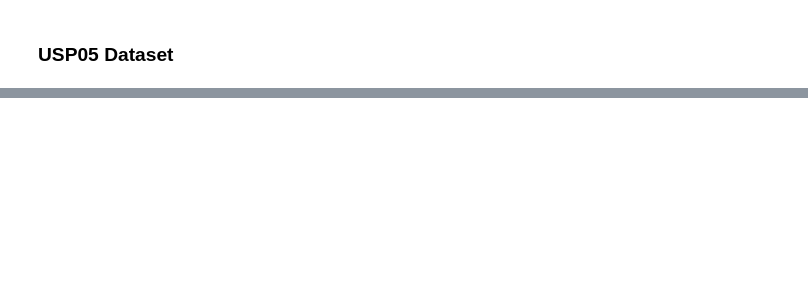
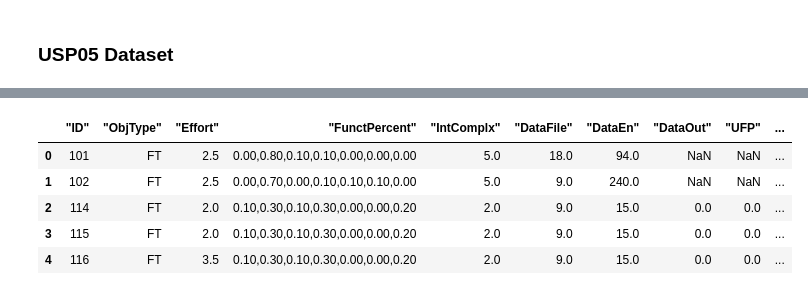
Before and after one commit to alan-turing-institute/ptype, a Jupyter notebook: notebooks/demo_categorical_values.ipynb, the cells around one changed output, grey strips where cells are left out. Drawn from its saved outputs; the diff is of its cells as text; code cells hidden in the pictures; blank space fills up the shorter version.

```diff
--- a/notebooks/demo_categorical_values.ipynb
+++ b/notebooks/demo_categorical_values.ipynb
@@ -349,0 +343,15 @@ df.head()
+# %%
+# NBVAL_IGNORE_OUTPUT
+# couldn't agree - may be due to clevercsv
+import clevercsv
+
+# pandas read_csv couldn't properly parse the file
+df = clevercsv.csv2df("../data/usp05.csv")
+df.head()
+# %% [output]
+|  | "ID" | "ObjType" | "Effort" | "FunctPercent" | "IntComplx" | "DataFile" | "DataEn" | "DataOut" | "UFP" | ... |
+| 0 | 101 | FT | 2.5 | 0.00,0.80,0.10,0.10,0.00,0.00,0.00 | 5.0 | 18.0 | 94.0 | NaN | NaN | ... |
+| 1 | 102 | FT | 2.5 | 0.00,0.70,0.00,0.10,0.10,0.10,0.00 | 5.0 | 9.0 | 240.0 | NaN | NaN | ... |
+| 2 | 114 | FT | 2.0 | 0.10,0.30,0.10,0.30,0.00,0.00,0.20 | 2.0 | 9.0 | 15.0 | 0.0 | 0.0 | ... |
+| 3 | 115 | FT | 2.0 | 0.10,0.30,0.10,0.30,0.00,0.00,0.20 | 2.0 | 9.0 | 15.0 | 0.0 | 0.0 | ... |
+| 4 | 116 | FT | 3.5 | 0.10,0.30,0.10,0.30,0.00,0.00,0.20 | 2.0 | 9.0 | 15.0 | 0.0 | 0.0 | ... |
```
Also changed, not shown: parts of 4 cells of this notebook, 4 other files.
